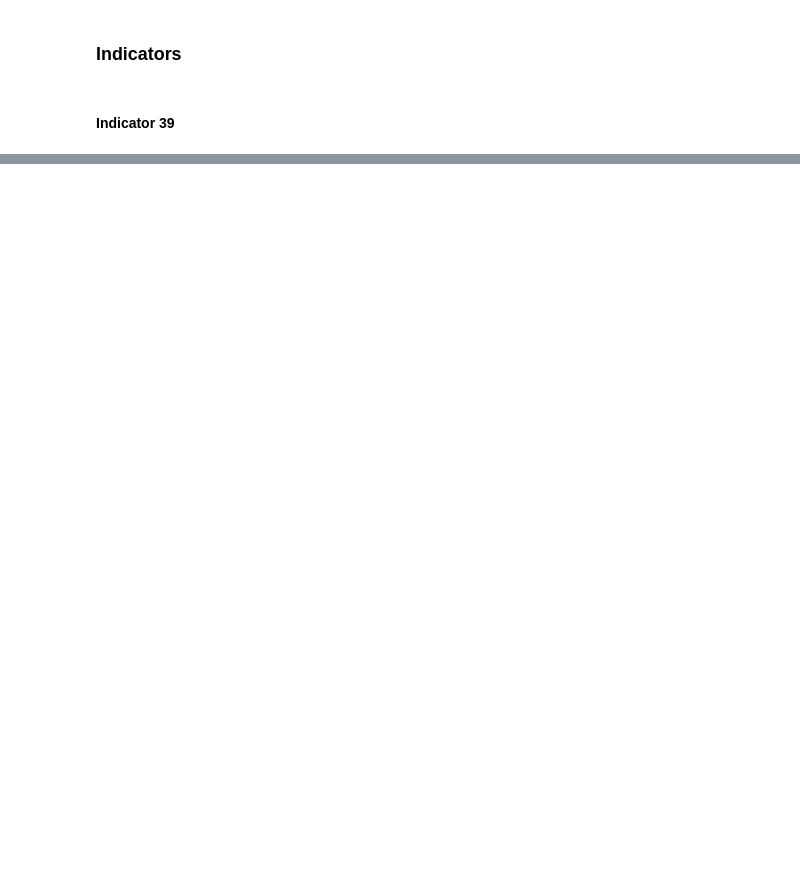
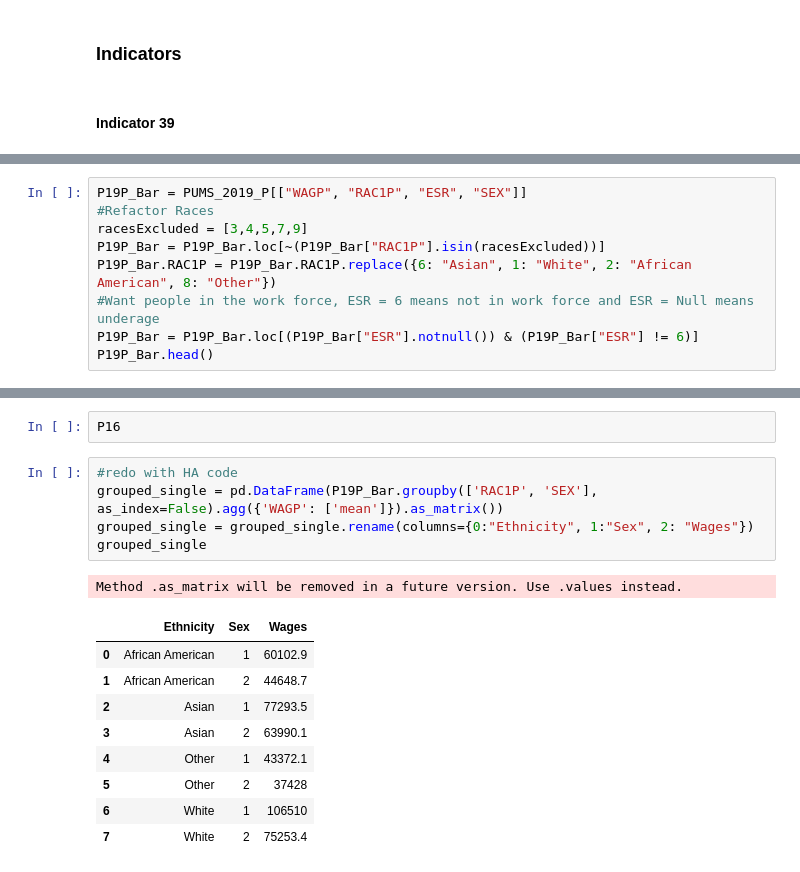
Before and after one commit to jaimev408/Oakland_RE_Indicators, a Jupyter notebook: ORE Analysis Indicators 39-41-43.ipynb, the cells around one changed output, grey strips where cells are left out. Drawn from its saved outputs; the diff is of its cells as text; blank space fills up the shorter version.

Commit message:
Finalized first version of data cleaning

```diff
--- a/ORE Analysis Indicators 39-41-43.ipynb
+++ b/ORE Analysis Indicators 39-41-43.ipynb
@@ -42,0 +71,9 @@ AttributeError: 'DataFrame' object has no attribute 'GRPIP'
+# %%
+P19P_Bar = PUMS_2019_P[["WAGP", "RAC1P", "ESR", "SEX"]]
+#Refactor Races
+racesExcluded = [3,4,5,7,9]
+P19P_Bar = P19P_Bar.loc[~(P19P_Bar["RAC1P"].isin(racesExcluded))]
+P19P_Bar.RAC1P = P19P_Bar.RAC1P.replace({6: "Asian", 1: "White", 2: "African American", 8: "Other"})
+#Want people in the work force, ESR = 6 means not in work force and ESR = Null means underage
+P19P_Bar = P19P_Bar.loc[(P19P_Bar["ESR"].notnull()) & (P19P_Bar["ESR"] != 6)]
+P19P_Bar.head()
@@ -42,0 +103,18 @@ AttributeError: 'DataFrame' object has no attribute 'GRPIP'
+# %%
+P16
+# %%
+#redo with HA code
+grouped_single = pd.DataFrame(P19P_Bar.groupby(['RAC1P', 'SEX'], as_index=False).agg({'WAGP': ['mean']}).as_matrix())
+grouped_single = grouped_single.rename(columns={0:"Ethnicity", 1:"Sex", 2: "Wages"})
+grouped_single
+# %% [output]
+Method .as_matrix will be removed in a future version. Use .values instead.
+|  | Ethnicity | Sex | Wages |
+| 0 | African American | 1 | 60102.9 |
+| 1 | African American | 2 | 44648.7 |
+| 2 | Asian | 1 | 77293.5 |
+| 3 | Asian | 2 | 63990.1 |
+| 4 | Other | 1 | 43372.1 |
+| 5 | Other | 2 | 37428 |
+| 6 | White | 1 | 106510 |
+| 7 | White | 2 | 75253.4 |
```
Also changed, not shown: parts of 37 cells of this notebook, 1 other file.
